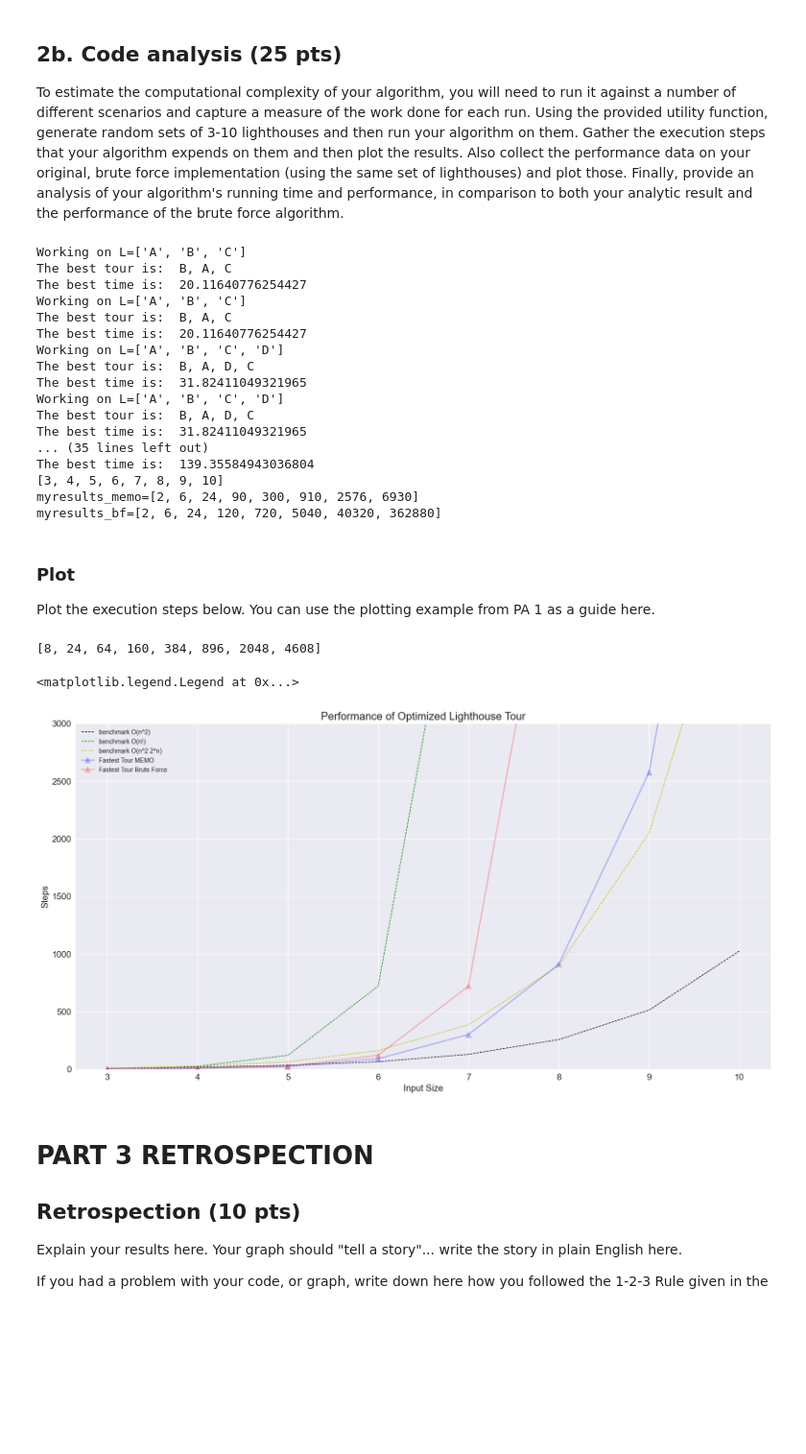
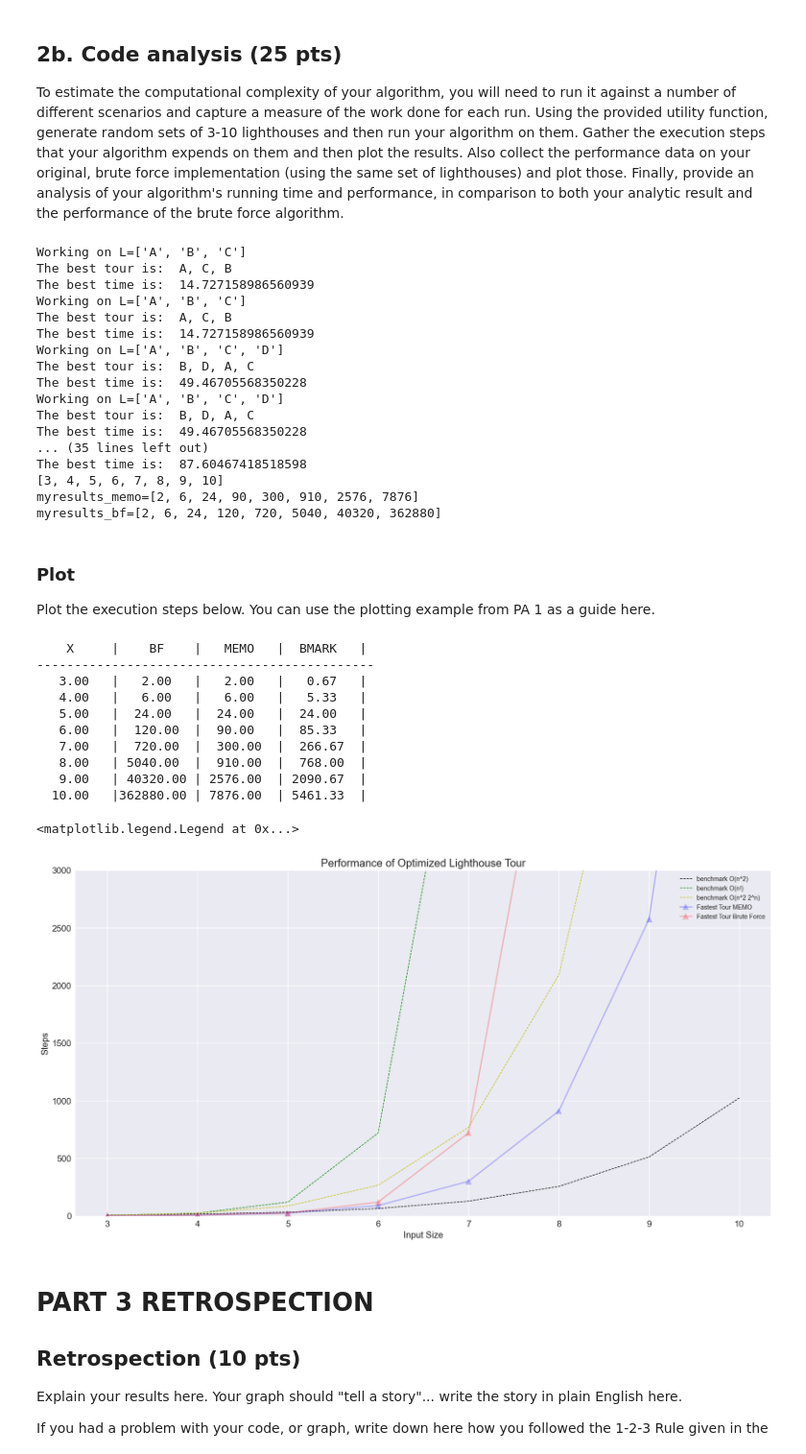
Before and after one commit to eved1018/EN.605.621.84.FA25, a Jupyter notebook: Mod5/EdelsteinEvan_P3.ipynb, the cells around one changed output. Shown at 96% size. Drawn from its saved outputs; the diff is of its cells as text; code cells hidden in the pictures; blank space fills up the shorter version.

```diff
--- a/Mod5/EdelsteinEvan_P3.ipynb
+++ b/Mod5/EdelsteinEvan_P3.ipynb
@@ -175,34 +175,30 @@ def fastest_tour_memo(start_light: str, L: list[str]) -> tuple[list[str], float,
         best_tour = []  # used to store the running best overall tour that starts at start_light
         best_time = inf  # used to store the time for the best_tour sequence
         all_steps = 0
-        T = (start_light, frozenset(L))
-        m = memo.get(T)
+        L = list_minus(L, start_light)
+        K = tuple([start_light] + L)
+        m = memo.get(K)
 
         if len(L) == 1:
             second_light = L[0]
             best_tour = [start_light, second_light]
             best_time = get_travel_time(start_light, second_light)
-            memo[T] = (best_tour, best_time)
+            memo[K] = (best_tour, best_time)
             return best_tour, best_time, 1, memo
 
-
-        if m is not None:
+        if m is not None: # Memo Hit
             best_tour, best_time = m # best time already includes start light!!!
-            all_steps = 1
-            # print(f"MEMO HIT: {T}")
-        else:
-            # RECURSIVE CASE
-            # print(f"MEMO MISS: {T}")
+            all_steps += 1
+        else: # RECURSIVE CASE
             for second_light in L:
-                L_prime = list_minus(L, second_light)  # remove start_light from list
-                curr_tour, curr_time, steps, memo = fastest_tour_memo_inner(second_light, L_prime, memo)
+                curr_tour, curr_time, steps, memo = fastest_tour_memo_inner(second_light, L, memo)
                 all_steps += steps
                 curr_time += get_travel_time(start_light, second_light)
                 if curr_time < best_time:  # update best_tour and best_time with new candidate
                     best_tour = curr_tour
                     best_time = curr_time
             best_tour = [start_light] + best_tour
-            memo[T] = (best_tour, best_time)
+            memo[K] = (best_tour, best_time)
         return best_tour, best_time, all_steps, memo
     memo = {}
     return fastest_tour_memo_inner(start_light, L, memo)
@@ -394,21 +390,21 @@ print(f"{myresults_memo=}")
 print(f"{myresults_bf=}")
 # %% [output]
 Working on L=['A', 'B', 'C']
-The best tour is:  B, A, C
-The best time is:  20.11640776254427
+The best tour is:  A, C, B
+The best time is:  14.727158986560939
 Working on L=['A', 'B', 'C']
-The best tour is:  B, A, C
-The best time is:  20.11640776254427
+The best tour is:  A, C, B
+The best time is:  14.727158986560939
 Working on L=['A', 'B', 'C', 'D']
-The best tour is:  B, A, D, C
-The best time is:  31.82411049321965
+The best tour is:  B, D, A, C
+The best time is:  49.46705568350228
 Working on L=['A', 'B', 'C', 'D']
-The best tour is:  B, A, D, C
-The best time is:  31.82411049321965
+The best tour is:  B, D, A, C
+The best time is:  49.46705568350228
 ... (35 lines left out)
-The best time is:  139.35584943036804
+The best time is:  87.60467418518598
 [3, 4, 5, 6, 7, 8, 9, 10]
-myresults_memo=[2, 6, 24, 90, 300, 910, 2576, 6930]
+myresults_memo=[2, 6, 24, 90, 300, 910, 2576, 7876]
 myresults_bf=[2, 6, 24, 120, 720, 5040, 40320, 362880]
 # %% [markdown]
 ### Plot
@@ -419,11 +415,20 @@ from math import factorial
 import matplotlib.pyplot as plt
 plt.style.use('seaborn-v0_8')
 
+
+def print_table(xaxis, bf_vals, memo_vals, bmark_vals):
+    print("{:^10}|{:^10}|{:^10}|{:^10}|".format("X","BF","MEMO","BMARK"))
+    print("-"*45)
+    for a,b,c,d in zip(xaxis, bf_vals, memo_vals, bmark_vals):
+        print("{:^10.2f}|{:^10.2f}|{:^10.2f}|{:^10.2f}|".format(a,b,c,d))
+
+
 def bmark(n):
-    return n * 2**n
+    return ((n**2) * (2**n)) / 3
 
 
 xvals = [i for i in range(START,STOP)]
+print_table(xvals, myresults_bf, myresults_memo, [bmark(i-2) for i in xvals])
 
 plt.rcParams['figure.figsize'] = [20,10]
 plt.figure()
@@ -434,36 +439,45 @@ plt.ylim([0,3000]) # y-axis scale
 
 # The "b^-" has meaning - "b" means blue, "^" means triangles (try *, s, o),
 # "-" means draw a line
 yTestVals1 = []
 yTestVals2 = []
 yTestVals3 = []
 yTestVals4 = []
 # generate bench mark data
 
 memo = {}
 
 for i in range(START, STOP):
     yTestVals1.append(2**i)
     yTestVals2.append(factorial(i))
     yTestVals3.append(factorial(i-1))
     yTestVals4.append(bmark(i-1))
 
-print(yTestVals4)
+# print(yTestVals4)
 
 plt.plot(xvals, yTestVals1, "k^--", markersize=0, linewidth=1, label="benchmark O(n^2)")
 plt.plot(xvals, yTestVals2, "g^--", markersize=0, linewidth=1, label="benchmark O(n!)")
 # plt.plot(xvals, yTestVals3, "r^--", markersize=0, linewidth=1, label="benchmark O(n-1!)")
 plt.plot(xvals, yTestVals4, "y^--", markersize=0, linewidth=1, label="benchmark O(n^2 2^n)")
 
 
 plt.plot(xvals, myresults_memo, "b^-", markersize=10, linewidth=2, label="Fastest Tour MEMO",  alpha=0.25)
 plt.plot(xvals, myresults_bf, "r^-", markersize=10, linewidth=2, label="Fastest Tour Brute Force",  alpha=0.25)
 plt.tick_params(axis="both", which="major", labelsize=14)
 plt.legend()
 # %% [output]
-[8, 24, 64, 160, 384, 896, 2048, 4608]
+    X     |    BF    |   MEMO   |  BMARK   |
+---------------------------------------------
+   3.00   |   2.00   |   2.00   |   0.67   |
+   4.00   |   6.00   |   6.00   |   5.33   |
+   5.00   |  24.00   |  24.00   |  24.00   |
+   6.00   |  120.00  |  90.00   |  85.33   |
+   7.00   |  720.00  |  300.00  |  266.67  |
+   8.00   | 5040.00  |  910.00  |  768.00  |
+   9.00   | 40320.00 | 2576.00  | 2090.67  |
+  10.00   |362880.00 | 7876.00  | 5461.33  |
 <matplotlib.legend.Legend at 0x...>
-[figure, old version]
+[figure, new version]
 # %% [markdown]
 # PART 3 RETROSPECTION
 
```
Also changed, not shown: parts of 2 cells of this notebook, 1 other file.
